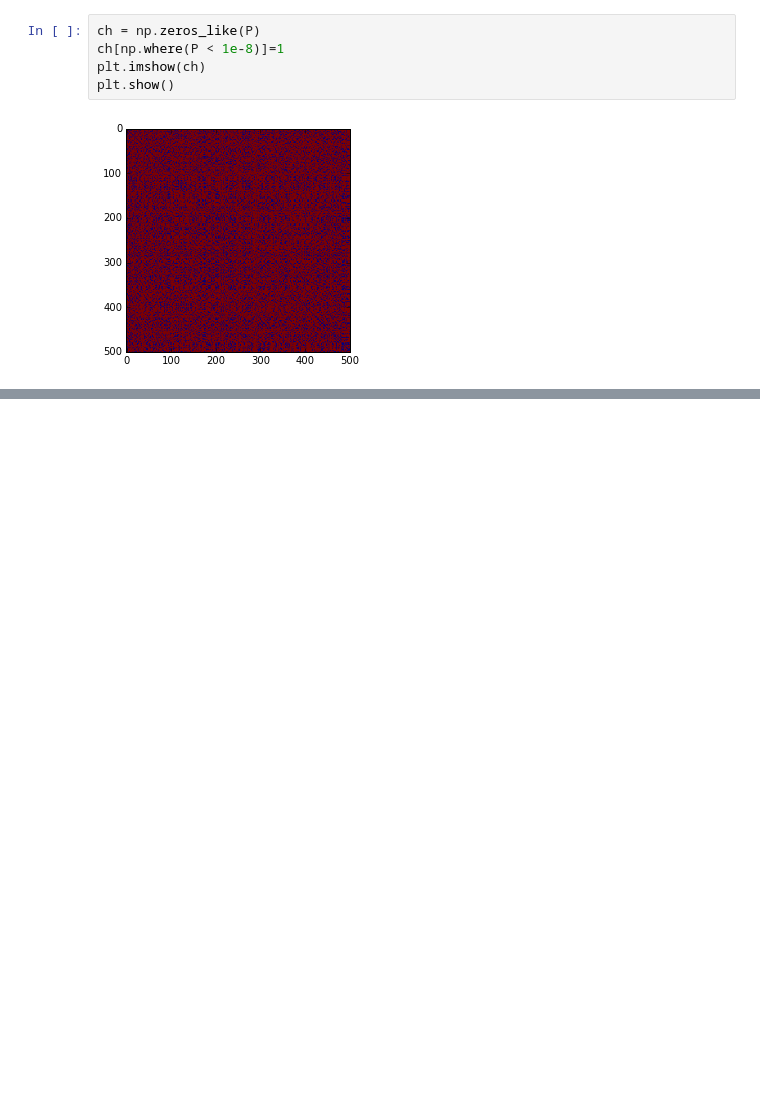
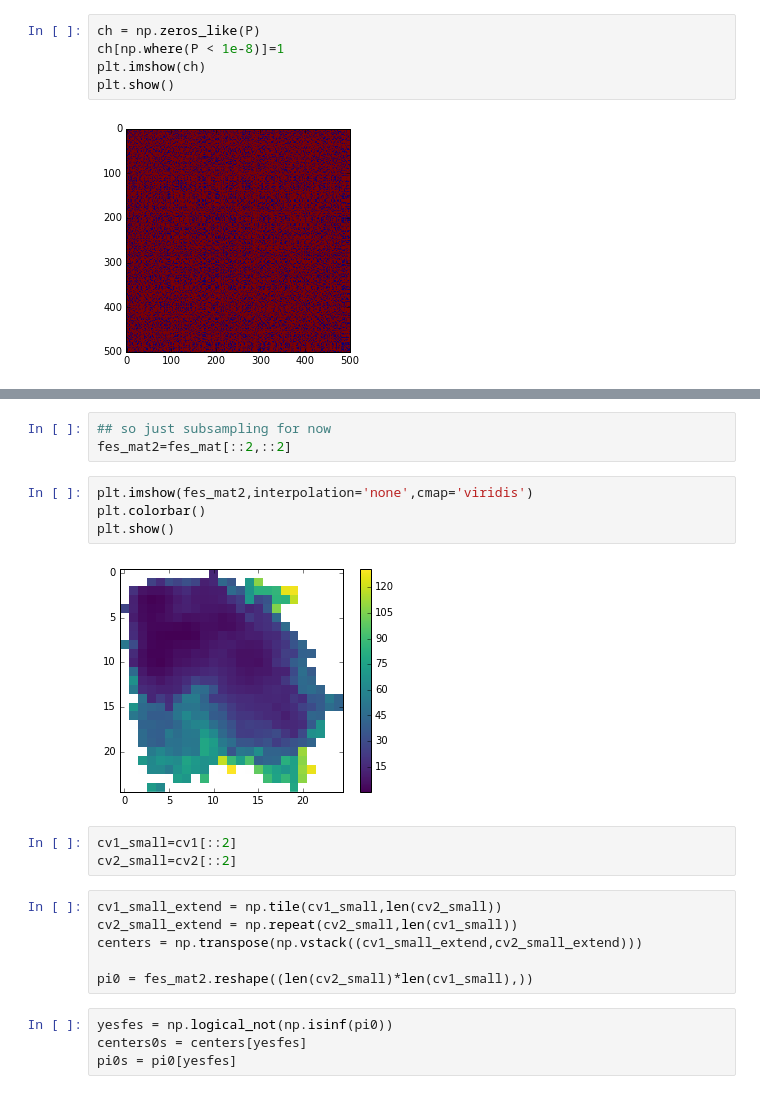
Before and after one commit to dprovasi/testsystems, a Jupyter notebook: maxCal analysis.ipynb, the cells around one changed output, grey strips where cells are left out. Cells and saved outputs as stored; diff of their text form; blank space fills up the shorter version.

```diff
--- a/maxCal analysis.ipynb
+++ b/maxCal analysis.ipynb
@@ -330,0 +372,22 @@ plt.show()
+# %%
+## so just subsampling for now
+fes_mat2=fes_mat[::2,::2]
+# %%
+plt.imshow(fes_mat2,interpolation='none',cmap='viridis')
+plt.colorbar()
+plt.show()
+# %% [output]
+[figure, added]
+# %%
+cv1_small=cv1[::2]
+cv2_small=cv2[::2]
+# %%
+cv1_small_extend = np.tile(cv1_small,len(cv2_small))
+cv2_small_extend = np.repeat(cv2_small,len(cv1_small))
+centers = np.transpose(np.vstack((cv1_small_extend,cv2_small_extend)))
+
+pi0 = fes_mat2.reshape((len(cv2_small)*len(cv1_small),))
+# %%
+yesfes = np.logical_not(np.isinf(pi0))
+centers0s = centers[yesfes]
+pi0s = pi0[yesfes]
```
Also changed, not shown: parts of 23 cells of this notebook.
